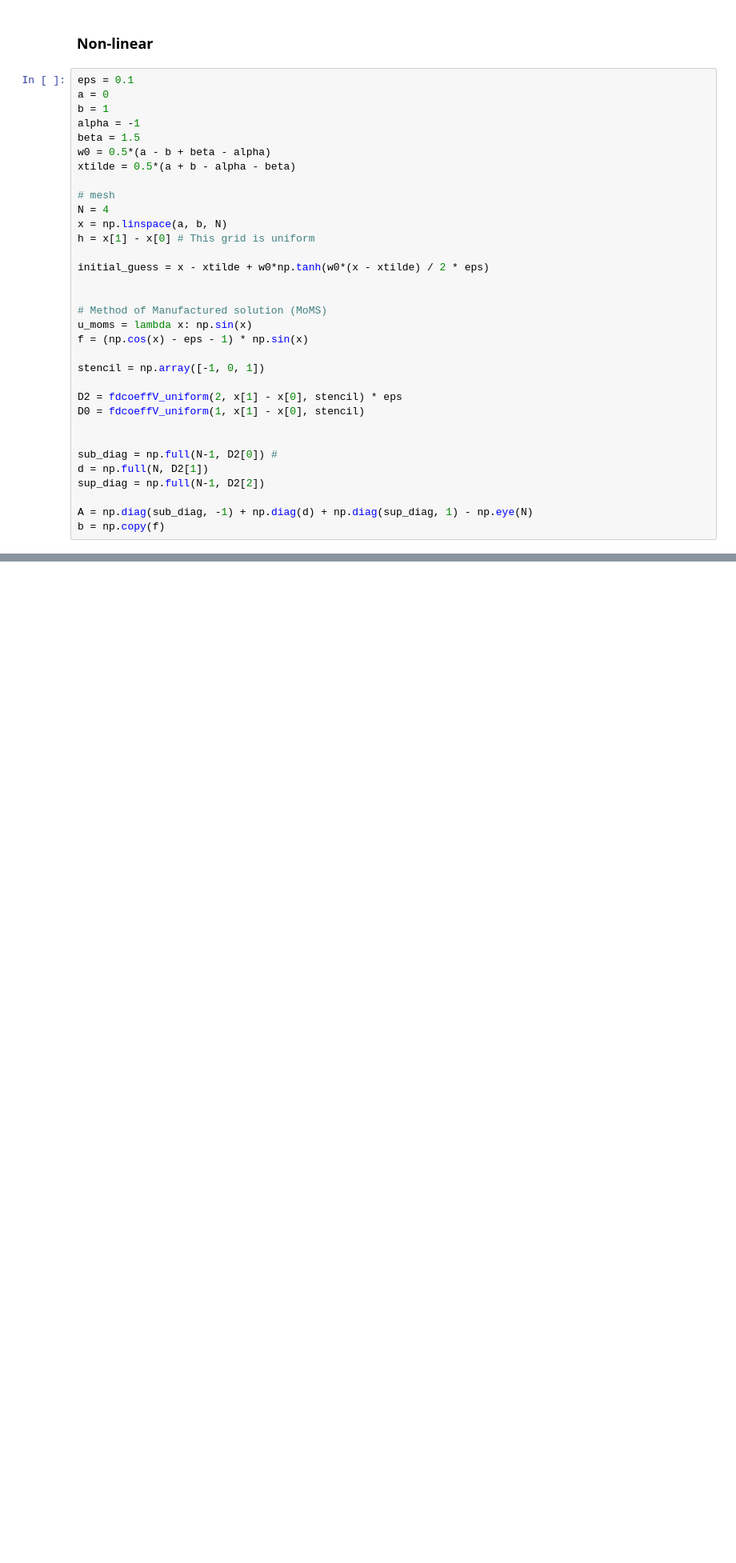
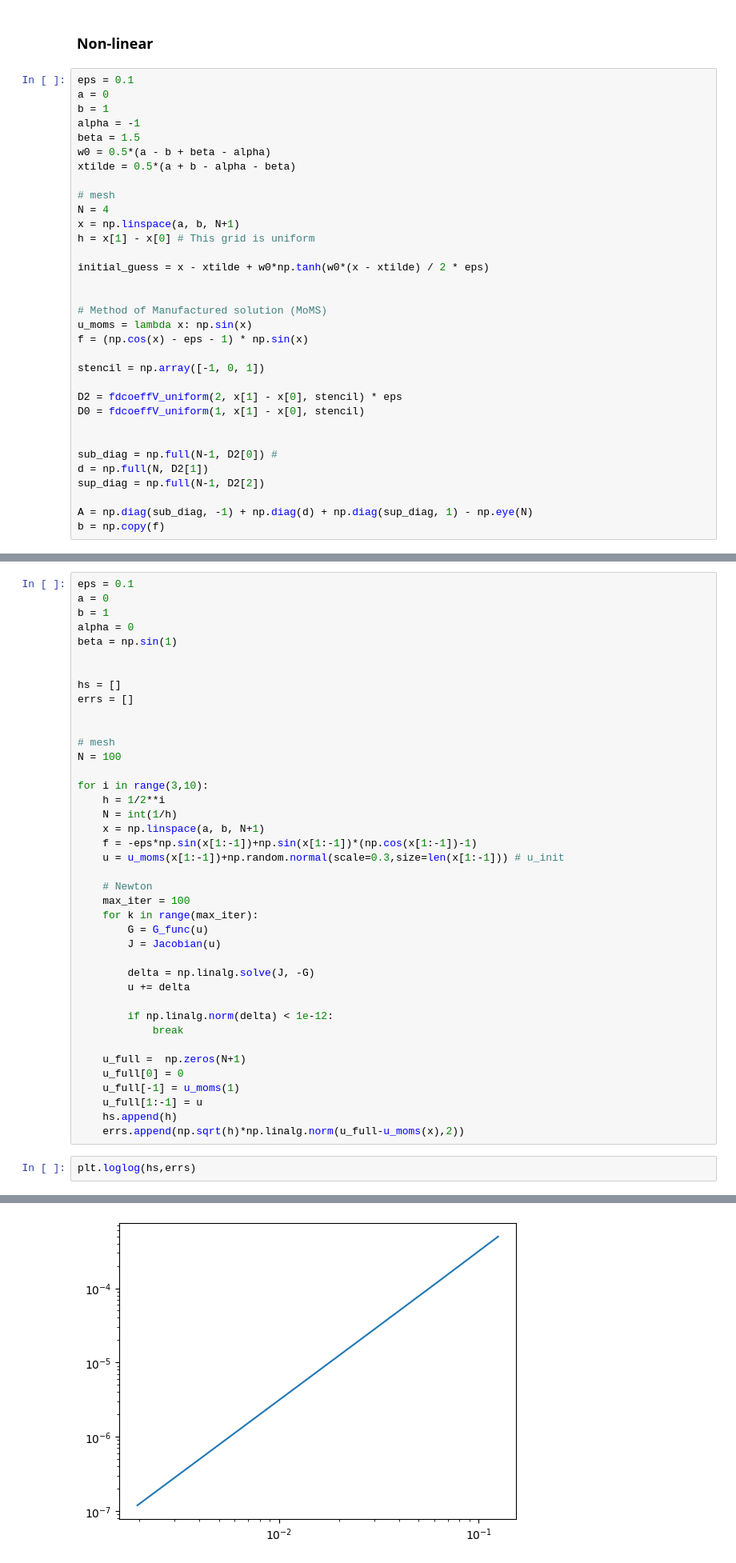
Before and after one commit to Maastrup/02687-SciFi-Computing, a Jupyter notebook: Assignment 1/Newton iter.ipynb, the cells around one changed output, grey strips where cells are left out. Shown at 80% size. Saved outputs shown, nothing was run; the diff lists cells and outputs as text; blank space fills up the shorter version.

Commit message:
Newton Fixed

```diff
--- a/Assignment 1/Newton iter.ipynb
+++ b/Assignment 1/Newton iter.ipynb
@@ -130,7 +140,7 @@ xtilde = 0.5*(a + b - alpha - beta)
 
 # mesh
 N = 4
-x = np.linspace(a, b, N)
+x = np.linspace(a, b, N+1)
 h = x[1] - x[0] # This grid is uniform
 
 initial_guess = x - xtilde + w0*np.tanh(w0*(x - xtilde) / 2 * eps)
@@ -175,0 +303,43 @@ G(uk)
+# %%
+eps = 0.1
+a = 0
+b = 1
+alpha = 0
+beta = np.sin(1)
+
+
+hs = []
+errs = []
+
+
+# mesh
+N = 100
+
+for i in range(3,10):
+    h = 1/2**i
+    N = int(1/h)
+    x = np.linspace(a, b, N+1)
+    f = -eps*np.sin(x[1:-1])+np.sin(x[1:-1])*(np.cos(x[1:-1])-1)
+    u = u_moms(x[1:-1])+np.random.normal(scale=0.3,size=len(x[1:-1])) # u_init
+
+    # Newton
+    max_iter = 100
+    for k in range(max_iter):
+        G = G_func(u)
+        J = Jacobian(u)
+
+        delta = np.linalg.solve(J, -G)
+        u += delta
+
+        if np.linalg.norm(delta) < 1e-12:
+            break
+
+    u_full =  np.zeros(N+1)
+    u_full[0] = 0
+    u_full[-1] = u_moms(1)
+    u_full[1:-1] = u
+    hs.append(h)
+    errs.append(np.sqrt(h)*np.linalg.norm(u_full-u_moms(x),2))
+# %%
+plt.loglog(hs,errs)
+# %% [output]
@@ -175,0 +347 @@ G(uk)
+[figure, added]
```
Also changed, not shown: parts of 21 cells of this notebook, 1 other file.
